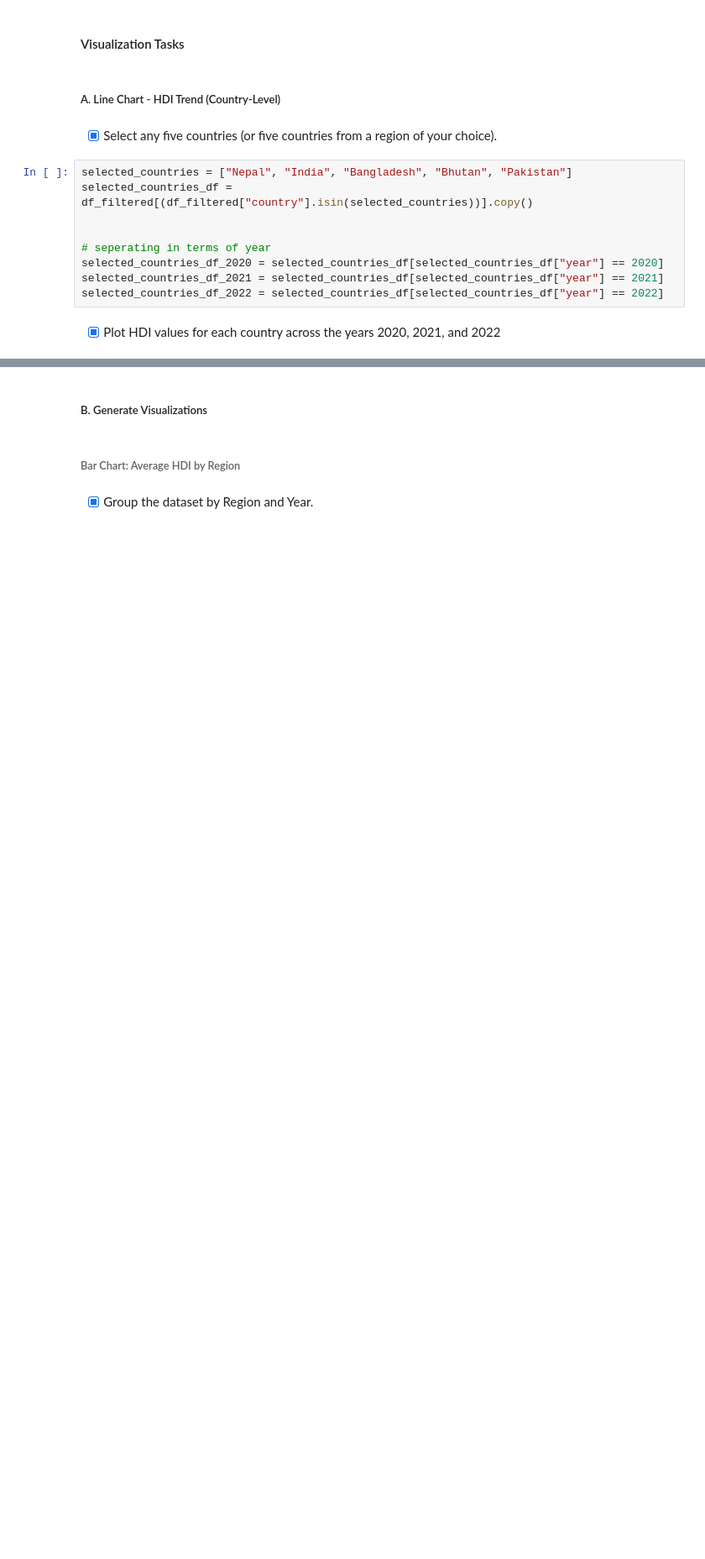
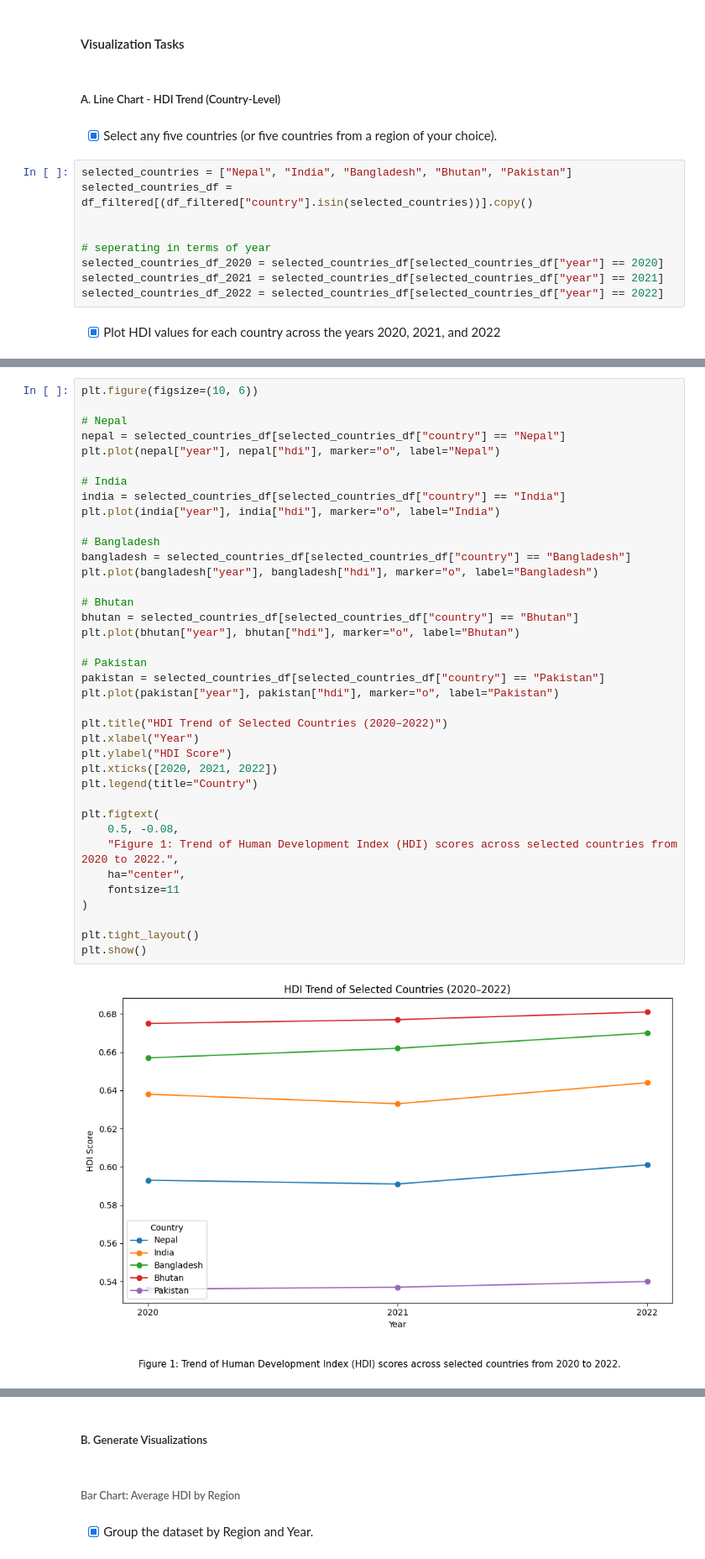
Before and after one commit to samTime101/Final_assignment_one_samipregmi, a Jupyter notebook: 2511198_SamipRegmi.ipynb, the cells around one changed output, grey strips where cells are left out. Shown at 84% size. Drawn from its saved outputs; the diff is of its cells as text; blank space fills up the shorter version.

```diff
--- a/2511198_SamipRegmi.ipynb
+++ b/2511198_SamipRegmi.ipynb
@@ -547,0 +492,40 @@ plt.show()
+# %%
+plt.figure(figsize=(10, 6))
+
+# Nepal
+nepal = selected_countries_df[selected_countries_df["country"] == "Nepal"]
+plt.plot(nepal["year"], nepal["hdi"], marker="o", label="Nepal")
+
+# India
+india = selected_countries_df[selected_countries_df["country"] == "India"]
+plt.plot(india["year"], india["hdi"], marker="o", label="India")
+
+# Bangladesh
+bangladesh = selected_countries_df[selected_countries_df["country"] == "Bangladesh"]
+plt.plot(bangladesh["year"], bangladesh["hdi"], marker="o", label="Bangladesh")
+
+# Bhutan
+bhutan = selected_countries_df[selected_countries_df["country"] == "Bhutan"]
+plt.plot(bhutan["year"], bhutan["hdi"], marker="o", label="Bhutan")
+
+# Pakistan
+pakistan = selected_countries_df[selected_countries_df["country"] == "Pakistan"]
+plt.plot(pakistan["year"], pakistan["hdi"], marker="o", label="Pakistan")
+
+plt.title("HDI Trend of Selected Countries (2020–2022)")
+plt.xlabel("Year")
+plt.ylabel("HDI Score")
+plt.xticks([2020, 2021, 2022])
+plt.legend(title="Country")
+
+plt.figtext(
+    0.5, -0.08,
+    "Figure 1: Trend of Human Development Index (HDI) scores across selected countries from 2020 to 2022.",
+    ha="center",
+    fontsize=11
+)
+
+plt.tight_layout()
+plt.show()
+# %% [output]
+[figure, added]
```
Also changed, not shown: parts of 20 cells of this notebook, 1 other file.
